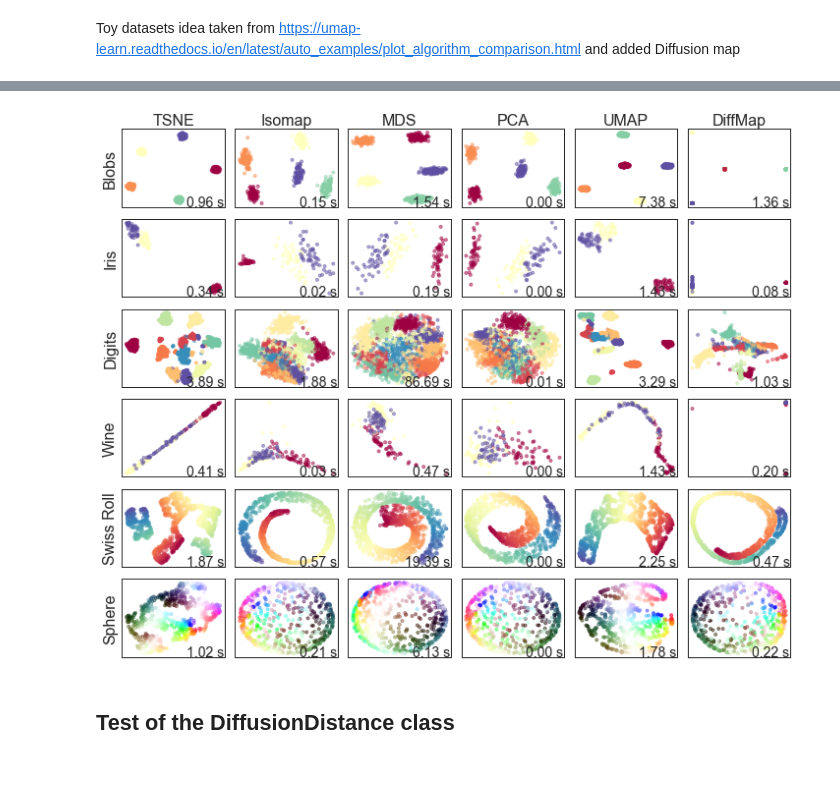
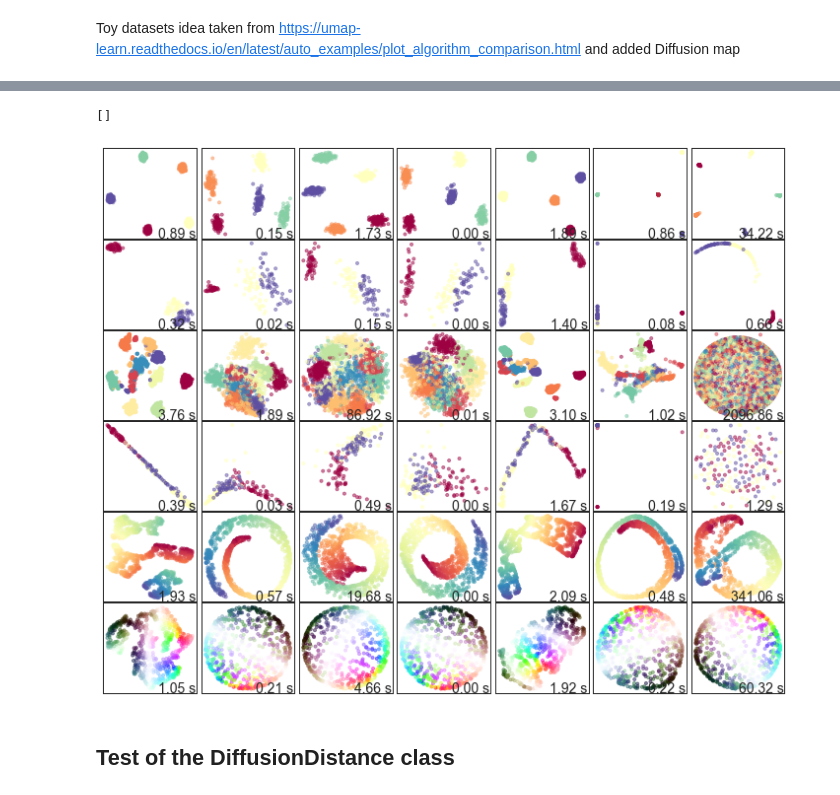
Before and after one commit to 3rdCore/MAT6215-project, a Jupyter notebook: src/toy_datasets.ipynb, the cells around one changed output, grey strips where cells are left out. Cells and saved outputs as stored; diff of their text form; code cells hidden in the pictures.

Commit message:
fix diffusion Distance

```diff
--- a/src/toy_datasets.ipynb
+++ b/src/toy_datasets.ipynb
@@ -60,6 +60,11 @@ sphere_hsv = np.array(
 )
 sphere_colors = np.array([hsv_to_rgb(*c) for c in sphere_hsv])
 
+epsilon = 10
+length_scale =np.sqrt(epsilon/2)
+kernel = 1.0 * RBF(length_scale)
+t_max= 50
+
 reducers = [
     (manifold.TSNE, { 'n_components':2, "perplexity": 50}),
     #(manifold.LocallyLinearEmbedding, {'n_neighbors':10, 'method':'hessian'}),
@@ -68,6 +73,7 @@ reducers = [
     (decomposition.PCA, {'n_components':2}),
     (umap.UMAP, {'n_components':2,"n_neighbors": 30, "min_dist": 0.3}),
     (dm.DiffusionMap.from_sklearn,{'n_evecs':2, 'k': 200, 'epsilon': 'bgh_generous', 'alpha': 1.0, 'neighbor_params':{'n_jobs': -1, 'algorithm': 'ball_tree'}}),
+    (DiffusionDistance,{'kernel':kernel, 't_max' : t_max})
 ]
 
 test_data = [
@@ -79,51 +85,42 @@ test_data = [
     (sphere, sphere_colors),
 ]
 dataset_names = ["Blobs", "Iris", "Digits", "Wine", "Swiss Roll", "Sphere"]
+#dataset_names = [ "Digits","Swiss Roll"]
 
 n_rows = len(test_data)
 n_cols = len(reducers)
 ax_index = 1
 ax_list = []
 
 # plt.figure(figsize=(9 * 2 + 3, 12.5))
 plt.figure(figsize=(10, 8))
 plt.subplots_adjust(
     left=0.02, right=0.98, bottom=0.001, top=0.96, wspace=0.05, hspace=0.01
 )
 for data, labels in test_data:
     for reducer, args in reducers:
         start_time = time.time()
         embedding = reducer(**args).fit_transform(data)
         elapsed_time = time.time() - start_time
         ax = plt.subplot(n_rows, n_cols, ax_index)
         if isinstance(labels[0], tuple):
             ax.scatter(*embedding.T, s=10, c=labels, alpha=0.5)
         else:
             ax.scatter(*embedding.T, s=10, c=labels, cmap="Spectral", alpha=0.5)
         ax.text(
             0.99,
             0.01,
             "{:.2f} s".format(elapsed_time),
             transform=ax.transAxes,
             size=14,
             horizontalalignment="right",
         )
         ax_list.append(ax)
         ax_index += 1
 plt.setp(ax_list, xticks=[], yticks=[])
-
-names = ['TSNE','Isomap','MDS','PCA','UMAP','DiffMap']
-
-for i in np.arange(n_rows) * n_cols:
-    ax_list[i].set_ylabel(dataset_names[i // n_cols], size=16)
-for i in range(n_cols):
-    ax_list[i].set_xlabel(names[i], size=16)
-    ax_list[i].xaxis.set_label_position("top")
-
-plt.tight_layout()
-plt.show()
 # %% [output]
+[]
-[figure, old version]
+[figure, new version]
 # %% [markdown]
 ## Test of the DiffusionDistance class
 # %%
```
Also changed, not shown: parts of 2 cells of this notebook, 1 other file.
